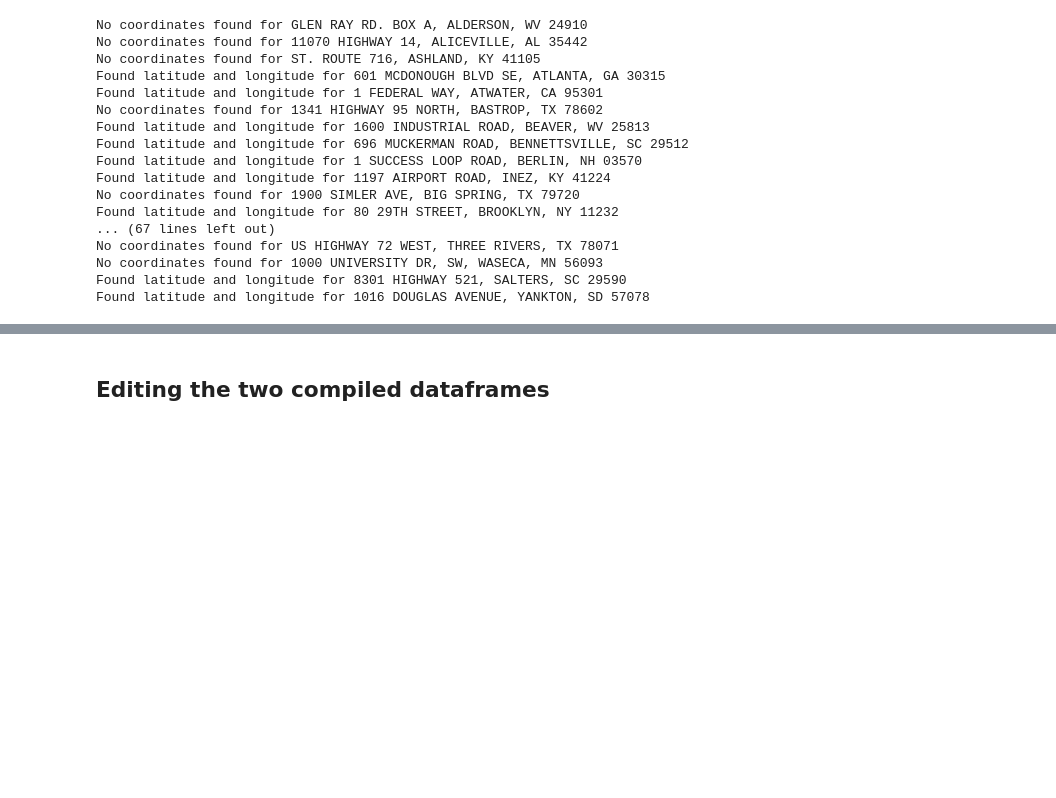
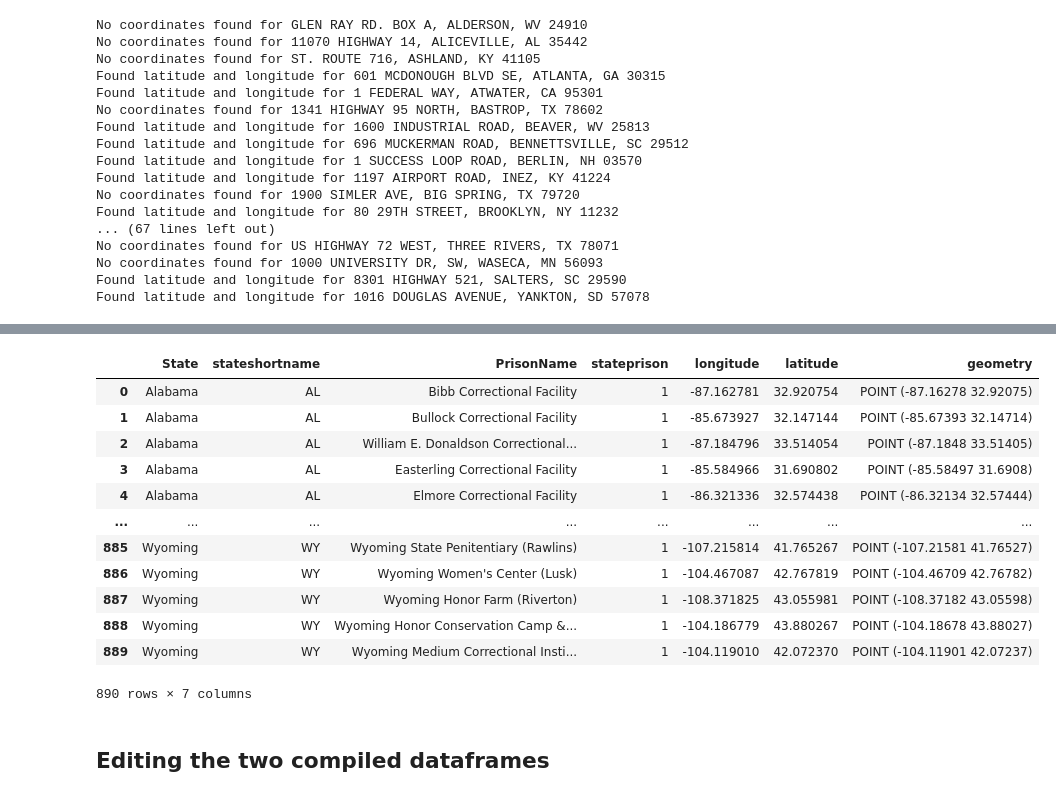
Before and after one commit to miolow/US_prisons, a Jupyter notebook: pp_draft1.ipynb, the cells around one changed output, grey strips where cells are left out. Saved outputs shown, nothing was run; the diff lists cells and outputs as text; code cells hidden in the pictures; blank space fills up the shorter version.

```diff
--- a/pp_draft1.ipynb
+++ b/pp_draft1.ipynb
@@ -469,0 +474,3 @@ Found latitude and longitude for 1016 DOUGLAS AVENUE, YANKTON, SD 57078
+# %%
+stateprisons_df = pd.read_csv('stateprison_names.csv')
+geocode_api = ('xxx')
@@ -470,3 +510,28 @@ Found latitude and longitude for 1016 DOUGLAS AVENUE, YANKTON, SD 57078
+# %%
+from shapely.geometry import Point
+
+# turn stateprisons_df into geopandas dataframe
+stateprisons_df["geometry"] = stateprisons_df.apply(lambda row: Point(row['longitude'], row['latitude']), axis = 1)
+stateprisons_df = gpd.GeoDataFrame(stateprisons_df, geometry = "geometry")
+stateprisons_df.set_crs(epsg= 4326, inplace = True)
+
+stateprisons_df["coordinates"] = list(zip(stateprisons_df["longitude"], stateprisons_df['latitude']))
+
+stateprisons_df.to_csv("stateprisons_df.csv", index = False)
+# %% [output]
+|  | State | stateshortname | PrisonName | stateprison | longitude | latitude | geometry |
+| 0 | Alabama | AL | Bibb Correctional Facility | 1 | -87.162781 | 32.920754 | POINT (-87.16278 32.92075) |
+| 1 | Alabama | AL | Bullock Correctional Facility | 1 | -85.673927 | 32.147144 | POINT (-85.67393 32.14714) |
+| 2 | Alabama | AL | William E. Donaldson Correctional... | 1 | -87.184796 | 33.514054 | POINT (-87.1848 33.51405) |
+| 3 | Alabama | AL | Easterling Correctional Facility | 1 | -85.584966 | 31.690802 | POINT (-85.58497 31.6908) |
+| 4 | Alabama | AL | Elmore Correctional Facility | 1 | -86.321336 | 32.574438 | POINT (-86.32134 32.57444) |
+| ... | ... | ... | ... | ... | ... | ... | ... |
+| 885 | Wyoming | WY | Wyoming State Penitentiary (Rawlins) | 1 | -107.215814 | 41.765267 | POINT (-107.21581 41.76527) |
+| 886 | Wyoming | WY | Wyoming Women's Center (Lusk) | 1 | -104.467087 | 42.767819 | POINT (-104.46709 42.76782) |
+| 887 | Wyoming | WY | Wyoming Honor Farm (Riverton) | 1 | -108.371825 | 43.055981 | POINT (-108.37182 43.05598) |
+| 888 | Wyoming | WY | Wyoming Honor Conservation Camp &... | 1 | -104.186779 | 43.880267 | POINT (-104.18678 43.88027) |
+| 889 | Wyoming | WY | Wyoming Medium Correctional Insti... | 1 | -104.119010 | 42.072370 | POINT (-104.11901 42.07237) |
+890 rows × 7 columns
 # %% [markdown]
 ## Editing the two compiled dataframes
 # %% [markdown]
```
Also changed, not shown: parts of 31 cells of this notebook.
